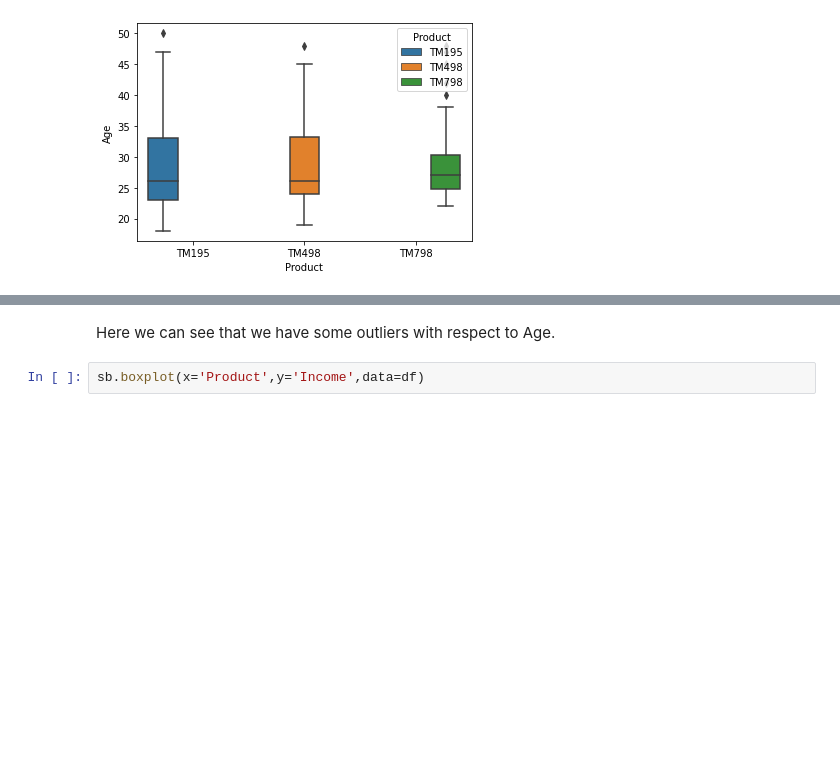
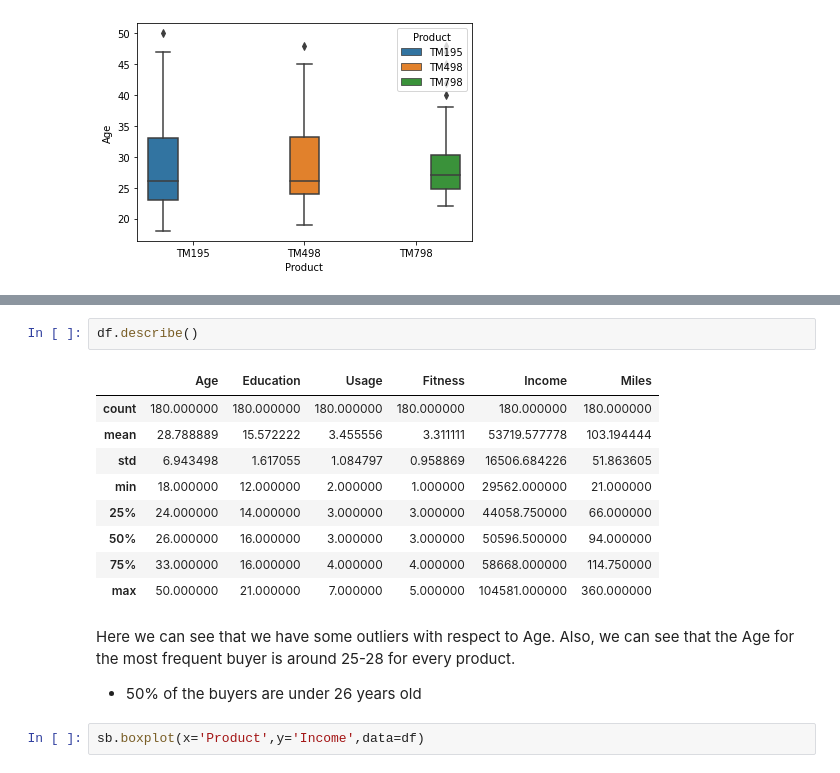
Before and after one commit to FelixOnofrei/Data-Science, a Jupyter notebook: Cardio_Dataset_EDA_Descriptive_Statistics.ipynb, the cells around one changed output, grey strips where cells are left out. Drawn from its saved outputs; the diff is of its cells as text; blank space fills up the shorter version.

```diff
--- a/Cardio_Dataset_EDA_Descriptive_Statistics.ipynb
+++ b/Cardio_Dataset_EDA_Descriptive_Statistics.ipynb
@@ -60,5 +67,18 @@ sb.move_legend(ax, loc='upper right')
+# %%
+df.describe()
+# %% [output]
+|  | Age | Education | Usage | Fitness | Income | Miles |
+| count | 180.000000 | 180.000000 | 180.000000 | 180.000000 | 180.000000 | 180.000000 |
+| mean | 28.788889 | 15.572222 | 3.455556 | 3.311111 | 53719.577778 | 103.194444 |
+| std | 6.943498 | 1.617055 | 1.084797 | 0.958869 | 16506.684226 | 51.863605 |
+| min | 18.000000 | 12.000000 | 2.000000 | 1.000000 | 29562.000000 | 21.000000 |
+| 25% | 24.000000 | 14.000000 | 3.000000 | 3.000000 | 44058.750000 | 66.000000 |
+| 50% | 26.000000 | 16.000000 | 3.000000 | 3.000000 | 50596.500000 | 94.000000 |
+| 75% | 33.000000 | 16.000000 | 4.000000 | 4.000000 | 58668.000000 | 114.750000 |
+| max | 50.000000 | 21.000000 | 7.000000 | 5.000000 | 104581.000000 | 360.000000 |
 # %% [markdown]
-Here we can see that we have some outliers with respect to Age.
+Here we can see that we have some outliers with respect to Age. Also, we can see that the Age for the most frequent buyer is around 25-28 for every product.
+- 50% of the buyers are under 26 years old
 # %%
 sb.boxplot(x='Product',y='Income',data=df)
 # %% [output]
```
Also changed, not shown: parts of 9 cells of this notebook.
